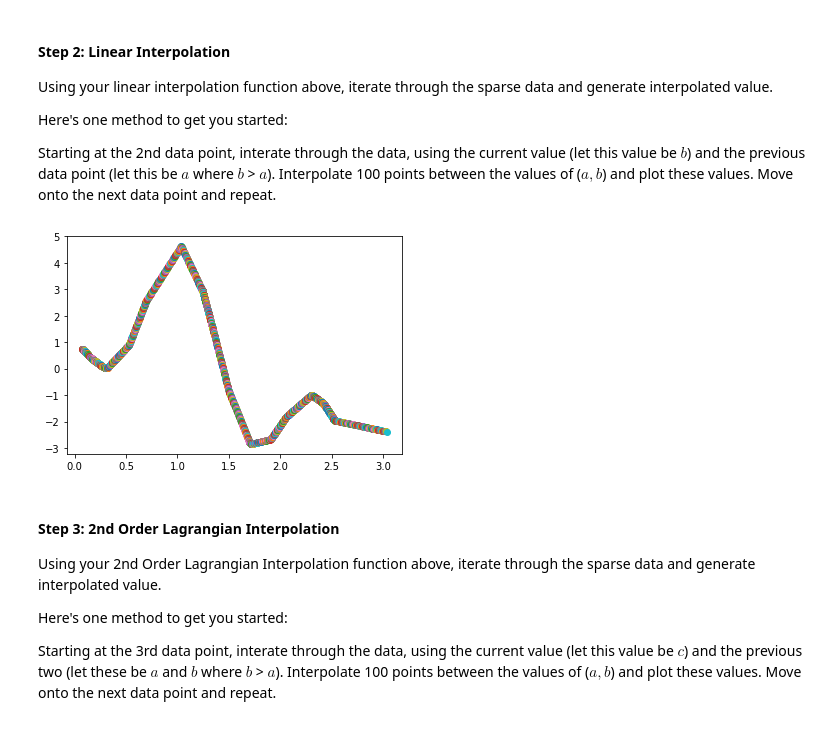
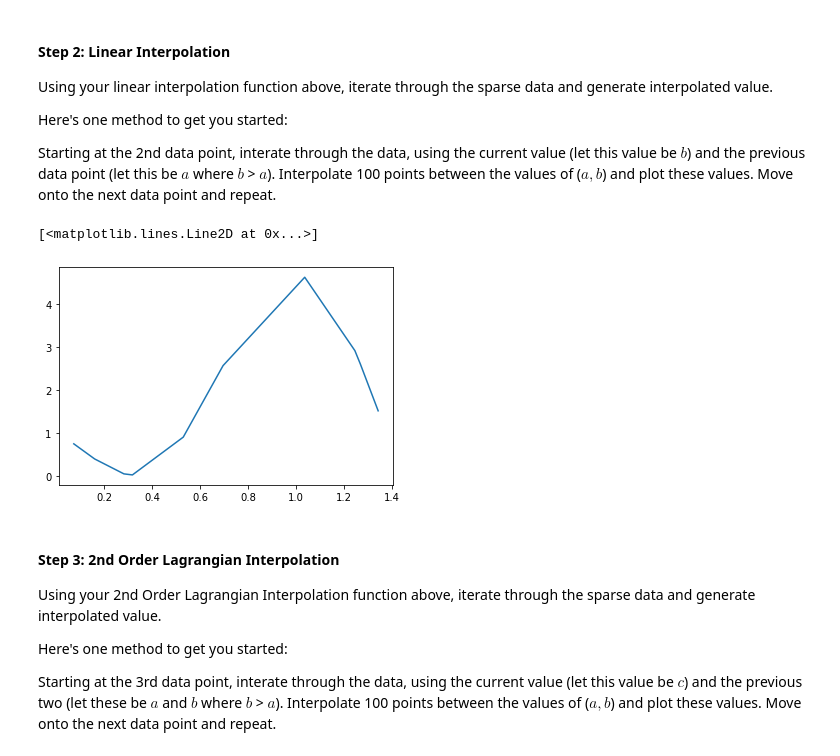
Before and after one commit to CharlieBaird/CapstonePhysics, a Jupyter notebook: Assignments/Assignment8/Interpolation.ipynb, the cells around one changed output. Saved outputs shown, nothing was run; the diff lists cells and outputs as text; code cells hidden in the pictures.

```diff
--- a/Assignments/Assignment8/Interpolation.ipynb
+++ b/Assignments/Assignment8/Interpolation.ipynb
@@ -140,9 +139,6 @@ Take a look at the file and see what data it contains. I suggest using `np.loadt
 # To Do: Import the data
 # To Do: Scatter plot the data
 
-s = np.loadtxt("/Users/CharlesBaird/Documents/ws/CB/CapstonePhysics/CapstonePhysics/Assignments/Assignment8/Partial_Data.txt")
-arr = np.array(s)
-
-for i in arr:
-    plt.scatter(i[0], i[1])
+xx,yy = np.loadtxt("Partial_Data.txt", unpack = True)
+plt.scatter(xx,yy)
 # %% [output]
@@ -157,17 +154,26 @@ Starting at the 2nd data point, interate through the data, using the current val
 # %%
 # To Do: Generate and plot interpolated data
 
-for i in range(1, int(arr.size/2)):
-    first = arr[i-1]
-    second = arr[i]
+xs = []
+ys = []
 
-    betweenArr = np.linspace(first[0], second[0], 100)
+for i in range(1, int(xx.size/2)):
+    x1 = xx[i-1]
+    y1 = yy[i-1]
+    x2 = xx[i]
+    y2 = yy[i]
 
-    for j in betweenArr:
-        val = linear_interpolation(j, first[0], first[1], second[0], second[1])
-        plt.scatter(j, val)
+    lin = np.linspace(x1, x2, 100)
+
+    for x in lin:
+        y = linear_interpolation(x, x1, y1, x2, y2)
+        xs.append(x)
+        ys.append(y)
+
+plt.plot(xs, ys)
 # %% [output]
+[<matplotlib.lines.Line2D at 0x...>]
-[figure, old version]
+[figure, new version]
 # %% [markdown]
 #### Step 3: 2nd Order Lagrangian Interpolation
 Using your 2nd Order Lagrangian Interpolation function above, iterate through the sparse data and generate interpolated value.
```
Also changed, not shown: parts of 5 cells of this notebook.
